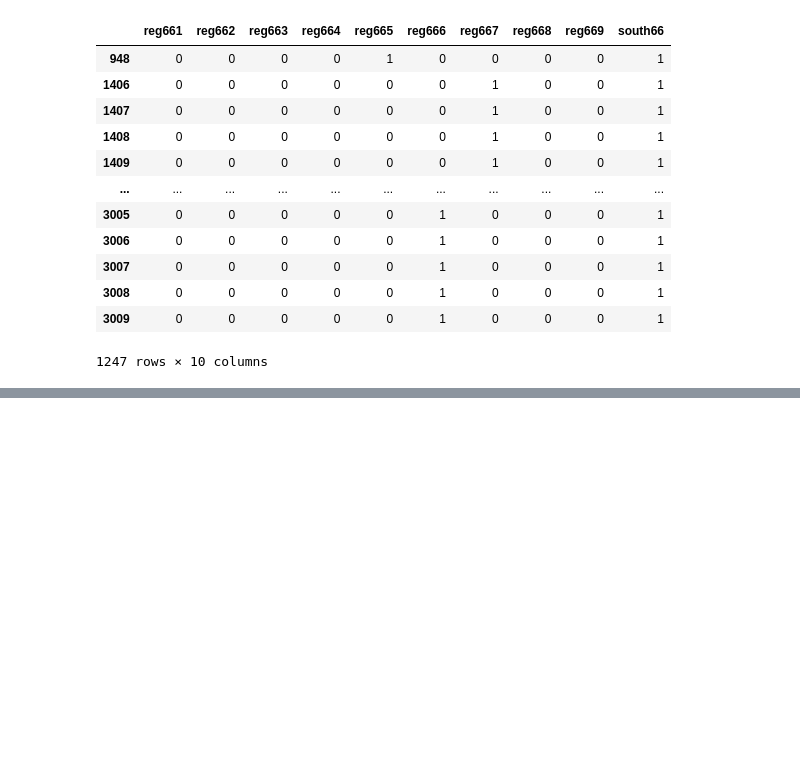
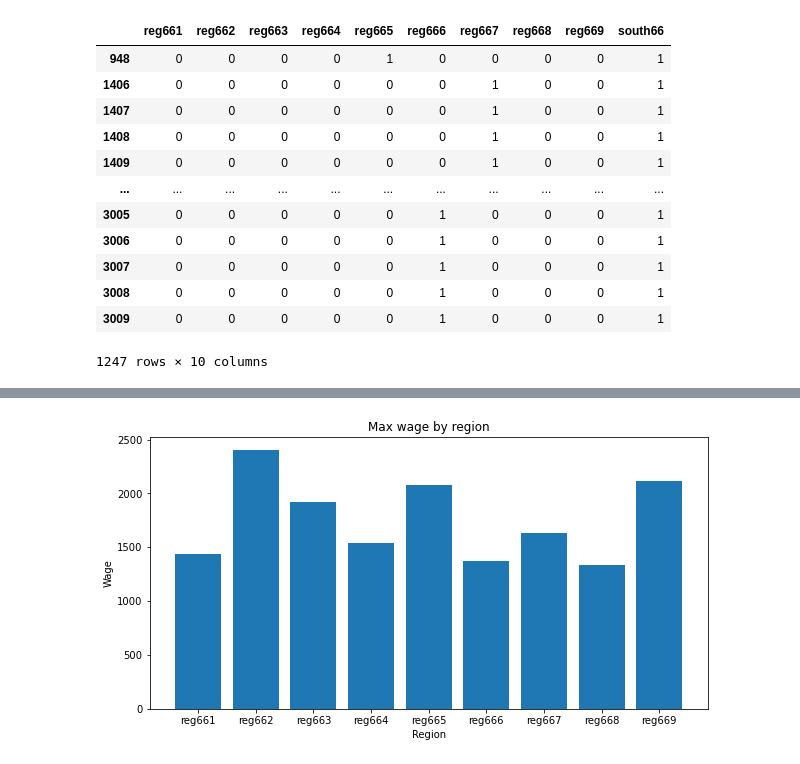
Before and after one commit to AIGangz/MAI391_Project, a Jupyter notebook: dataAn.ipynb, the cells around one changed output, grey strips where cells are left out. Drawn from its saved outputs; the diff is of its cells as text; code cells hidden in the pictures; blank space fills up the shorter version.

```diff
--- a/dataAn.ipynb
+++ b/dataAn.ipynb
@@ -113,0 +128,9 @@ plt.show()
+# %%
+plt.figure(figsize=(10,5))
+plt.bar(reg66_2, regMax)
+plt.title('Max wage by region')
+plt.xlabel('Region')
+plt.ylabel('Wage')
+plt.show()
+# %% [output]
+[figure, added]
```
Also changed, not shown: parts of 9 cells of this notebook.
